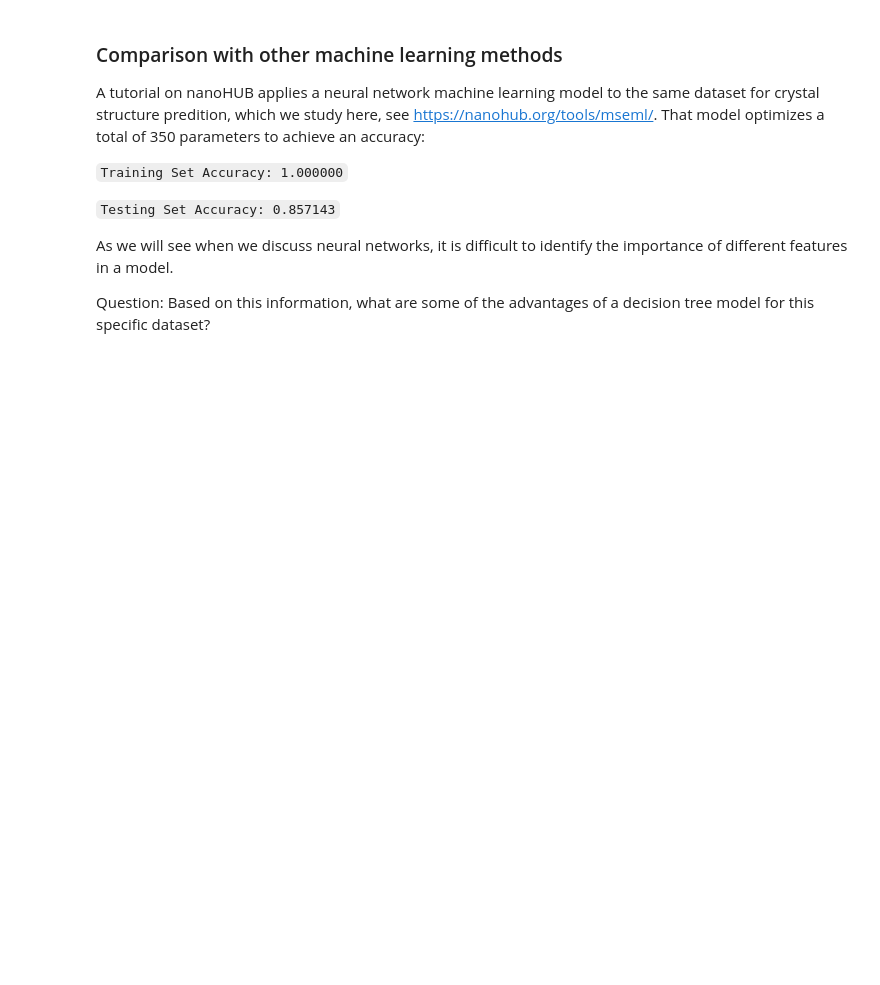
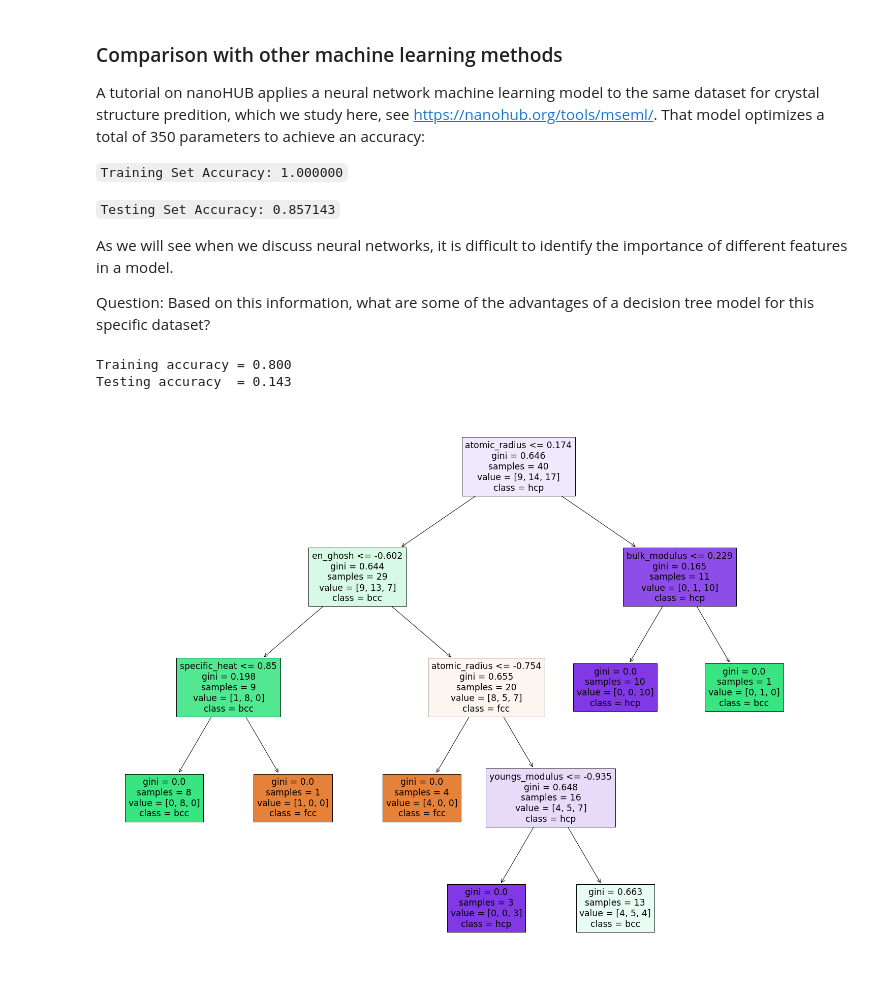
Before and after one commit to rhennig/EMA6938, a Jupyter notebook: Notebooks/14.DecisionTrees.ipynb, the cells around one changed output. Saved outputs shown, nothing was run; the diff lists cells and outputs as text; code cells hidden in the pictures; blank space fills up the shorter version.

```diff
--- a/Notebooks/14.DecisionTrees.ipynb
+++ b/Notebooks/14.DecisionTrees.ipynb
@@ -334,26 +340,30 @@ As we will see when we discuss neural networks, it is difficult to identify the
 Question: Based on this information, what are some of the advantages of a decision tree model for this specific dataset?
 # %%
 # Set the column for the feature to be removed from the dataset
-Remove_column = ??
+Remove_column = 7
 train_values_del    = np.delete(train_values, Remove_column-1, 1)
 test_values_del     = np.delete(test_values, Remove_column-1, 1)
 querable_values_del = np.delete(querable_values, Remove_column-1, 0)
 
 # Create Decision Tree classifer object
-model = DecisionTreeClassifier(criterion="gini", max_depth=2)
+model = DecisionTreeClassifier(criterion="gini", max_depth=4)
 
 # Train Decision Tree Classifer
 model.fit(train_values_del, train_labels)
 
 #Predict the response for training and testing dataset
 train_pred_del = model.predict(train_values_del)
 test_pred_del = model.predict(test_values_del)
 
 # Model Accuracy for training and testing set, how often is the classifier correct?
 
 print('Training accuracy = %.3f ' % accuracy_score(train_labels, train_pred_del))
 print('Testing accuracy  = %.3f ' % accuracy_score(test_labels, test_pred_del))
 
 # Plot the resulting decision tree
 fig = plt.figure(figsize=(25,20))
 _ = tree.plot_tree(model, feature_names=querable_values, class_names = label_names, filled=True)
+# %% [output]
+Training accuracy = 0.800
+Testing accuracy  = 0.143
+[figure, added]
```
Also changed, not shown: parts of 3 cells of this notebook.
